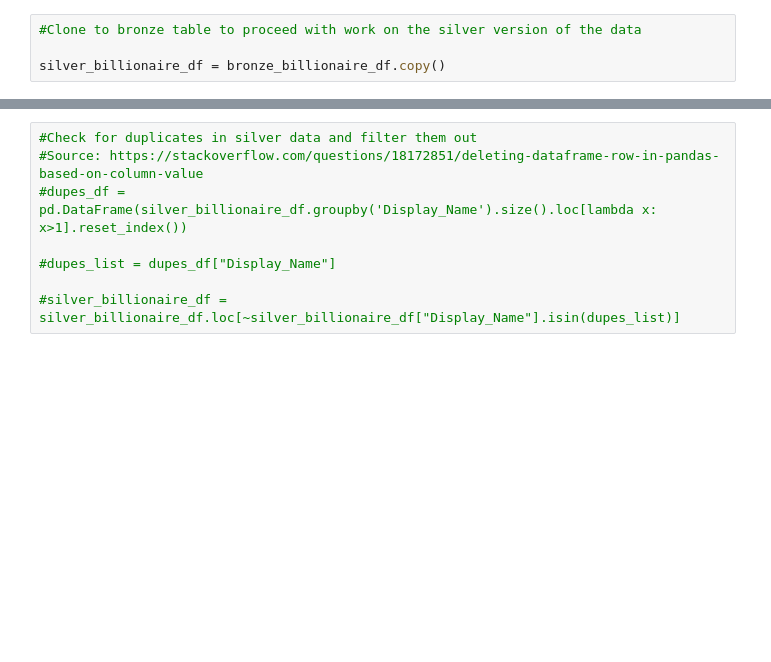
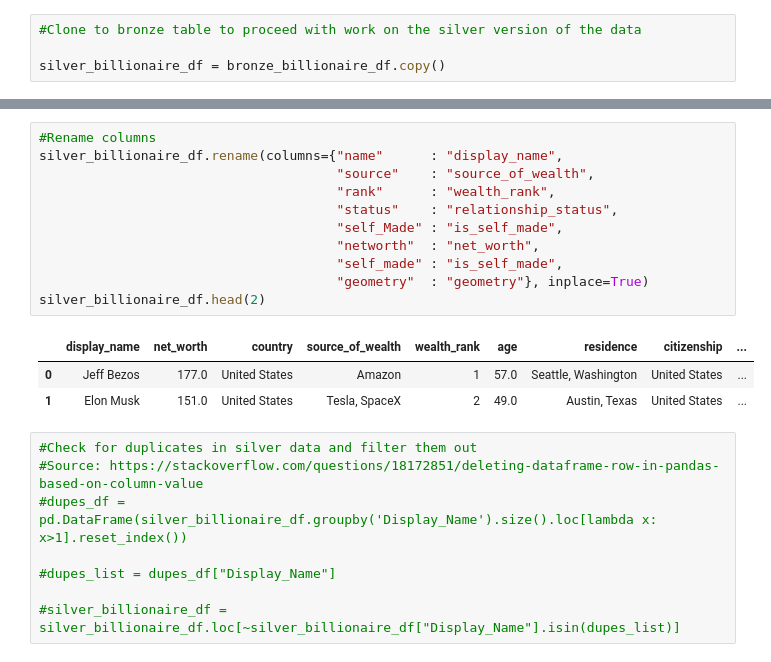
Before and after one commit to asligh/group_project_3, a Jupyter notebook: Billionare.ipynb, the cells around one changed output, grey strips where cells are left out. Drawn from its saved outputs; the diff is of its cells as text; blank space fills up the shorter version.

```diff
--- a/Billionare.ipynb
+++ b/Billionare.ipynb
@@ -59,3 +49,18 @@ silver_billionaire_df.head(2)
+# %%
+#Rename columns
+silver_billionaire_df.rename(columns={"name"      : "display_name",
+                                      "source"    : "source_of_wealth",
+                                      "rank"      : "wealth_rank",
+                                      "status"    : "relationship_status",
+                                      "self_Made" : "is_self_made",
+                                      "networth"  : "net_worth",
+                                      "self_made" : "is_self_made",
+                                      "geometry"  : "geometry"}, inplace=True)
+silver_billionaire_df.head(2)
+# %% [output]
+|  | display_name | net_worth | country | source_of_wealth | wealth_rank | age | residence | citizenship | ... |
+| 0 | Jeff Bezos | 177.0 | United States | Amazon | 1 | 57.0 | Seattle, Washington | United States | ... |
+| 1 | Elon Musk | 151.0 | United States | Tesla, SpaceX | 2 | 49.0 | Austin, Texas | United States | ... |
 # %%
 #Check for duplicates in silver data and filter them out
 #Source: https://stackoverflow.com/questions/18172851/deleting-dataframe-row-in-pandas-based-on-column-value
```
Also changed, not shown: parts of 12 cells of this notebook, 1 other file.
